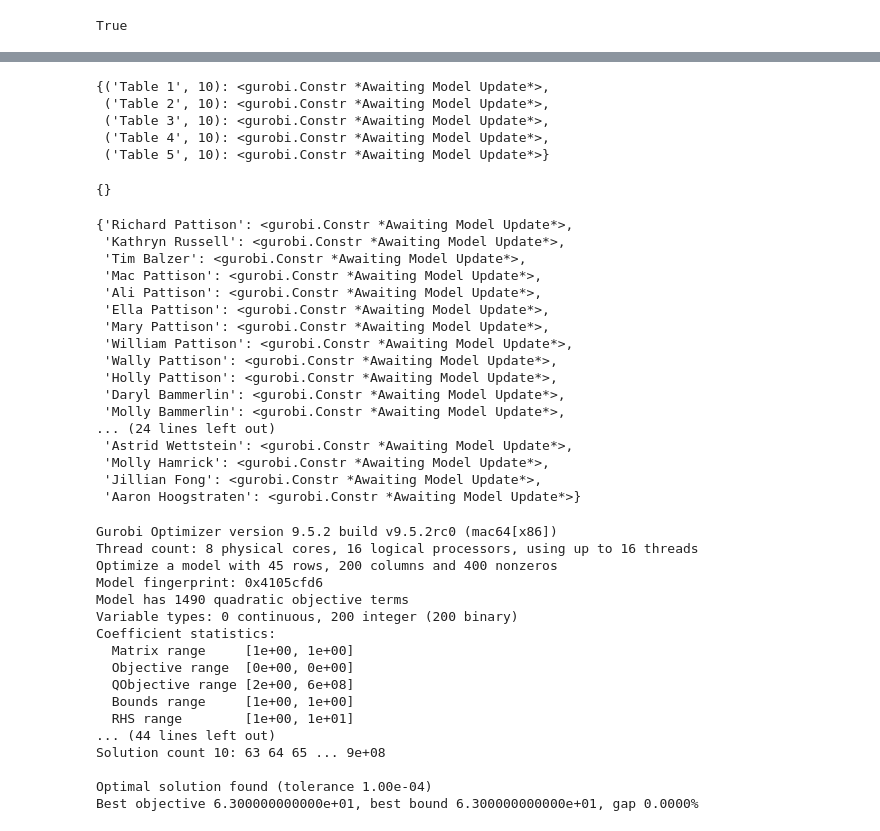
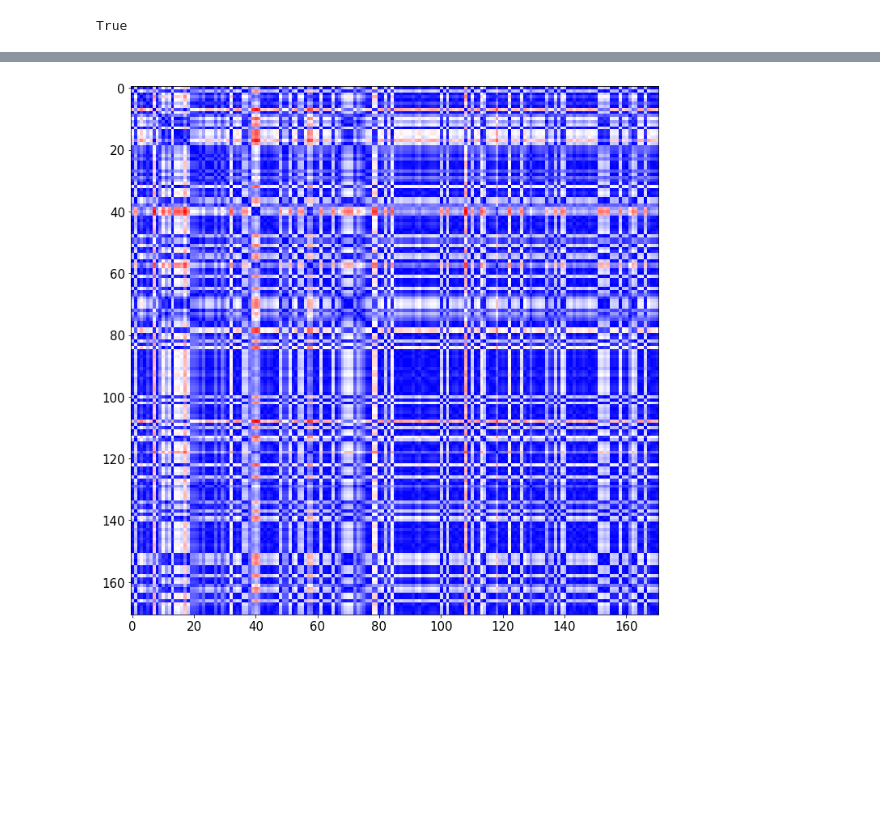
Before and after one commit to firstprinciples/wedding_prep, a Jupyter notebook: apeelx_wedding_prep/analyses/data_validation.ipynb, the cells around one changed output, grey strips where cells are left out. Drawn from its saved outputs; the diff is of its cells as text; code cells hidden in the pictures; blank space fills up the shorter version.

```diff
--- a/apeelx_wedding_prep/analyses/data_validation.ipynb
+++ b/apeelx_wedding_prep/analyses/data_validation.ipynb
@@ -147,2 +143,0 @@ nx.draw(graph, nx.spring_layout(graph))
-# %%
-guest_list = guest_list[:40]
@@ -156,0 +144,2 @@ y = seating_model.addVars(guest_list, tables.keys(), vtype=GRB.BINARY, name="y")
+# %%
+guest_list_df.index = guest_list
@@ -157,9 +177,6 @@ y = seating_model.addVars(guest_list, tables.keys(), vtype=GRB.BINARY, name="y")
+# %%
+age_difference_mtx = pd.DataFrame(0, columns=guest_list, index=guest_list)
 # %%
-not_seated_together_list = []
-for i, g in enumerate(guest_list):
-    for gp in guest_list[i+1:]:
-
-        if constraint_mtx.loc[g, gp] == 1:
-            relationship_mtx.loc[g, gp] *= 100
-        elif constraint_mtx.loc[g, gp] == -1:
-            not_seated_together_list.append((g, gp))
+for g in guest_list:
+    for gp in guest_list:
+        age_difference_mtx.loc[g, gp] = np.abs(guest_list_df.loc[g, 'age'] - guest_list_df.loc[gp, 'age'])
@@ -181,52 +183,8 @@ seating_model.setObjective(
-# %%
-seating_model.addConstrs(quicksum(y[(g, table)] for g in guest_list) <= max_seats for table, max_seats in tables.items())
-# %% [output]
-{('Table 1', 10): <gurobi.Constr *Awaiting Model Update*>,
- ('Table 2', 10): <gurobi.Constr *Awaiting Model Update*>,
- ('Table 3', 10): <gurobi.Constr *Awaiting Model Update*>,
- ('Table 4', 10): <gurobi.Constr *Awaiting Model Update*>,
- ('Table 5', 10): <gurobi.Constr *Awaiting Model Update*>}
-# %%
-seating_model.addConstrs(y[g, table] + y[gp, table] <= 1 for table in tables.keys() for g, gp in not_seated_together_list)
-# %% [output]
-{}
-# %%
-seating_model.addConstrs(quicksum(y[g, table] for table in tables.keys()) == 1 for g in guest_list)
-# %% [output]
-{'Richard Pattison': <gurobi.Constr *Awaiting Model Update*>,
- 'Kathryn Russell': <gurobi.Constr *Awaiting Model Update*>,
- 'Tim Balzer': <gurobi.Constr *Awaiting Model Update*>,
- 'Mac Pattison': <gurobi.Constr *Awaiting Model Update*>,
- 'Ali Pattison': <gurobi.Constr *Awaiting Model Update*>,
- 'Ella Pattison': <gurobi.Constr *Awaiting Model Update*>,
- 'Mary Pattison': <gurobi.Constr *Awaiting Model Update*>,
- 'William Pattison': <gurobi.Constr *Awaiting Model Update*>,
- 'Wally Pattison': <gurobi.Constr *Awaiting Model Update*>,
- 'Holly Pattison': <gurobi.Constr *Awaiting Model Update*>,
- 'Daryl Bammerlin': <gurobi.Constr *Awaiting Model Update*>,
- 'Molly Bammerlin': <gurobi.Constr *Awaiting Model Update*>,
-... (24 lines left out)
- 'Astrid Wettstein': <gurobi.Constr *Awaiting Model Update*>,
- 'Molly Hamrick': <gurobi.Constr *Awaiting Model Update*>,
- 'Jillian Fong': <gurobi.Constr *Awaiting Model Update*>,
- 'Aaron Hoogstraten': <gurobi.Constr *Awaiting Model Update*>}
-# %%
-seating_model.optimize()
-# %% [output]
-Gurobi Optimizer version 9.5.2 build v9.5.2rc0 (mac64[x86])
-Thread count: 8 physical cores, 16 logical processors, using up to 16 threads
-Optimize a model with 45 rows, 200 columns and 400 nonzeros
-Model fingerprint: 0x4105cfd6
-Model has 1490 quadratic objective terms
-Variable types: 0 continuous, 200 integer (200 binary)
-Coefficient statistics:
-  Matrix range     [1e+00, 1e+00]
-  Objective range  [0e+00, 0e+00]
-  QObjective range [2e+00, 6e+08]
-  Bounds range     [1e+00, 1e+00]
-  RHS range        [1e+00, 1e+01]
-... (44 lines left out)
-Solution count 10: 63 64 65 ... 9e+08
-
-Optimal solution found (tolerance 1.00e-04)
-Best objective 6.300000000000e+01, best bound 6.300000000000e+01, gap 0.0000%
+# %%
+plt.rcParams['figure.figsize'] = (12, 12)
+plt.rcParams['font.size'] = 15
+
+plt.imshow(age_difference_mtx.loc[between_centrality_ordered, between_centrality_ordered].values, cmap='bwr', interpolation='nearest')
+plt.show()
+# %% [output]
+[figure, added]
```
Also changed, not shown: parts of 20 cells of this notebook, 9 other files.
